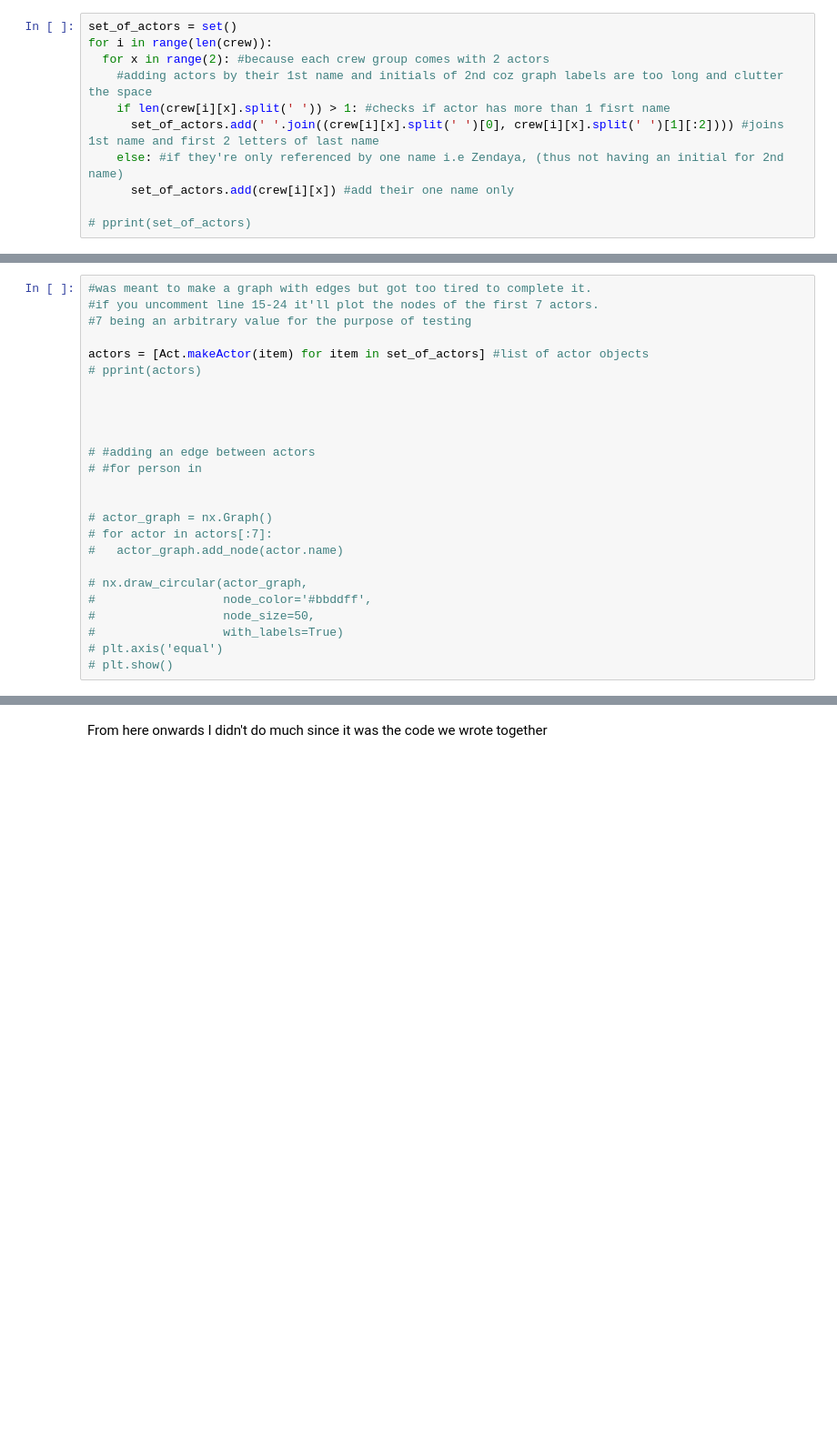
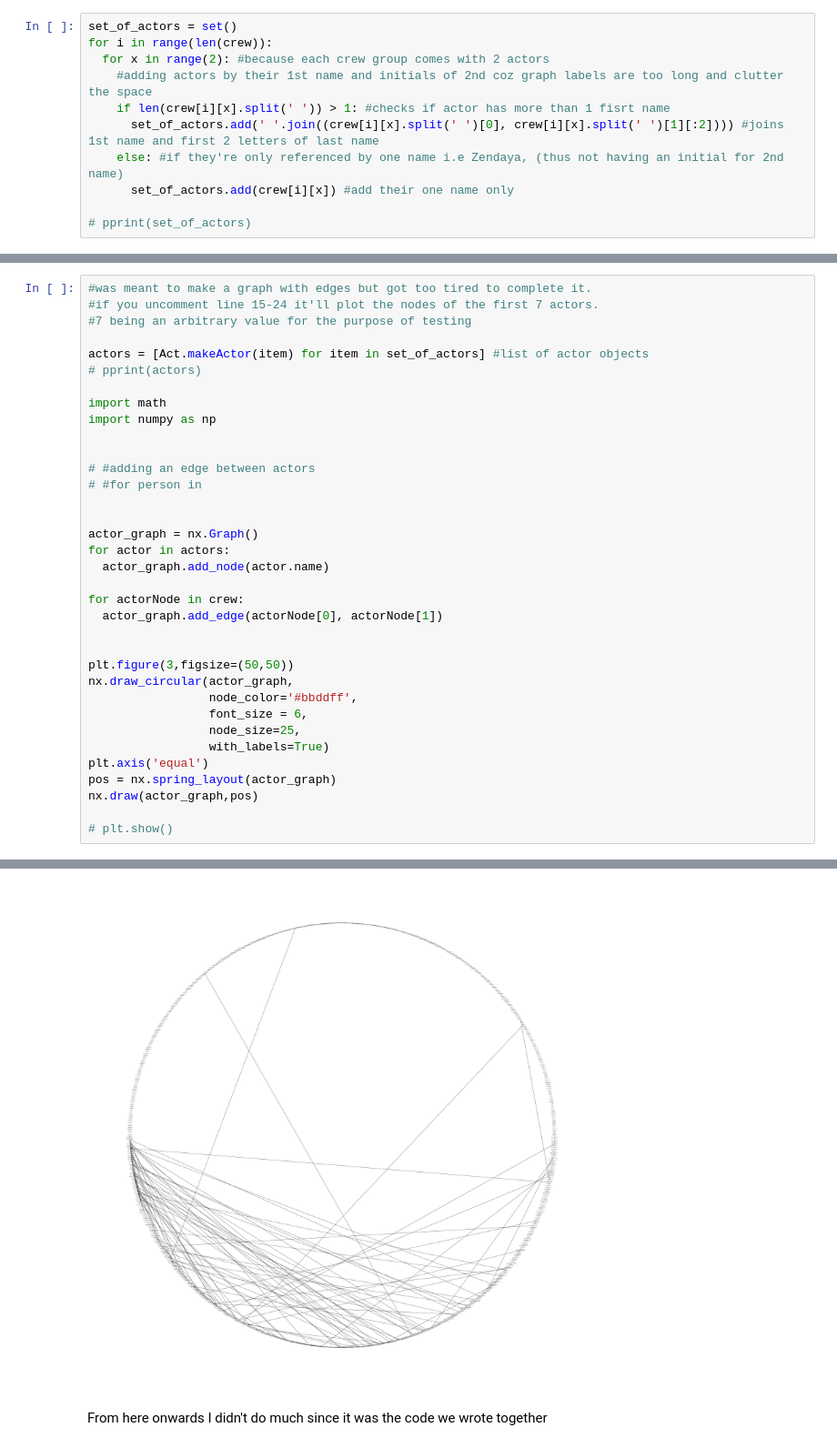
Before and after one commit to sir-sauc3/comp215-Project1, a Jupyter notebook: Sos&Roberto.ipynb, the cells around one changed output, grey strips where cells are left out. Shown at 91% size. Saved outputs shown, nothing was run; the diff lists cells and outputs as text; blank space fills up the shorter version.

```diff
--- a/Sos&Roberto.ipynb
+++ b/Sos&Roberto.ipynb
@@ -89,20 +149,31 @@ for i in range(len(crew)):
 actors = [Act.makeActor(item) for item in set_of_actors] #list of actor objects
 # pprint(actors)
 
-
+import math
+import numpy as np
 
 
 # #adding an edge between actors
 # #for person in
 
 
-# actor_graph = nx.Graph()
-# for actor in actors[:7]:
-#   actor_graph.add_node(actor.name)
+actor_graph = nx.Graph()
+for actor in actors:
+  actor_graph.add_node(actor.name)
 
-# nx.draw_circular(actor_graph,
-#                  node_color='#bbddff',
-#                  node_size=50,
-#                  with_labels=True)
-# plt.axis('equal')
+for actorNode in crew:
+  actor_graph.add_edge(actorNode[0], actorNode[1])
+
+
+plt.figure(3,figsize=(50,50))
+nx.draw_circular(actor_graph,
+                 node_color='#bbddff',
+                 font_size = 6,
+                 node_size=25,
+                 with_labels=True)
+plt.axis('equal')
+pos = nx.spring_layout(actor_graph)
+nx.draw(actor_graph,pos)
+
 # plt.show()
+# %% [output]
@@ -109,3 +181,4 @@ actors = [Act.makeActor(item) for item in set_of_actors] #list of actor objects
+[figure, added]
 # %% [markdown]
 From here onwards I didn't do much since it was the code we wrote together
 # %%
```
Also changed, not shown: parts of 4 cells of this notebook.
